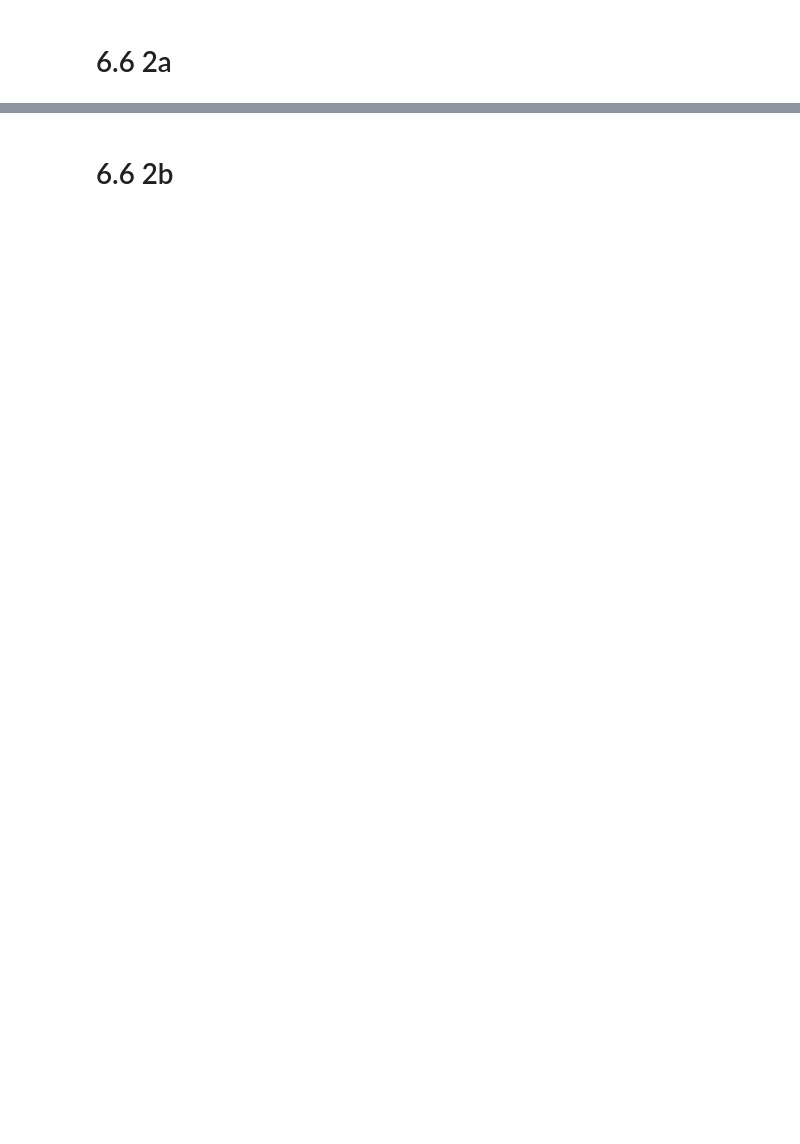
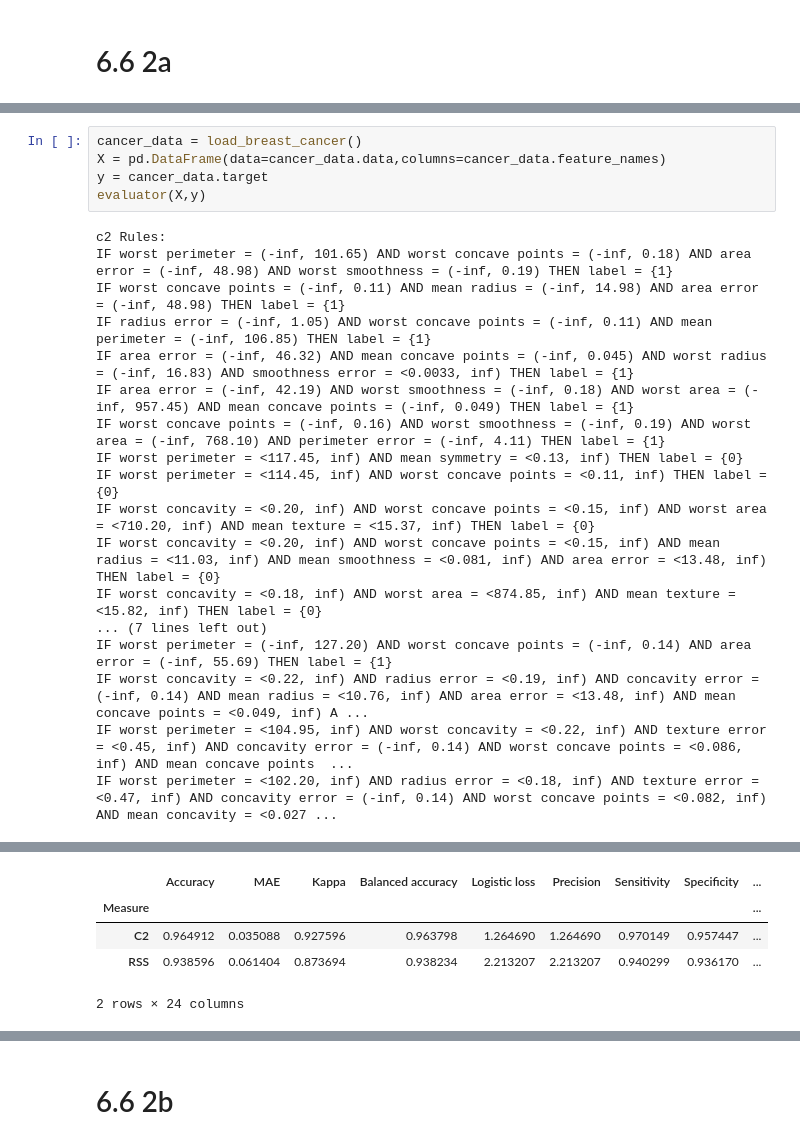
Before and after one commit to omairsalam/Experimental-Design-for-Machine-Learning, a Jupyter notebook: Midterm-CS294/Q6/cs-294-q6.ipynb, the cells around one changed output, grey strips where cells are left out. Drawn from its saved outputs; the diff is of its cells as text; blank space fills up the shorter version.

```diff
--- a/Midterm-CS294/Q6/cs-294-q6.ipynb
+++ b/Midterm-CS294/Q6/cs-294-q6.ipynb
@@ -203,0 +256,23 @@ print("Accuracy of the rules:", accuracy)
+# %%
+cancer_data = load_breast_cancer()
+X = pd.DataFrame(data=cancer_data.data,columns=cancer_data.feature_names)
+y = cancer_data.target
+evaluator(X,y)
+# %% [output]
+c2 Rules:
+IF worst perimeter = (-inf, 101.65) AND worst concave points = (-inf, 0.18) AND area error = (-inf, 48.98) AND worst smoothness = (-inf, 0.19) THEN label = {1}
+IF worst concave points = (-inf, 0.11) AND mean radius = (-inf, 14.98) AND area error = (-inf, 48.98) THEN label = {1}
+IF radius error = (-inf, 1.05) AND worst concave points = (-inf, 0.11) AND mean perimeter = (-inf, 106.85) THEN label = {1}
+IF area error = (-inf, 46.32) AND mean concave points = (-inf, 0.045) AND worst radius = (-inf, 16.83) AND smoothness error = <0.0033, inf) THEN label = {1}
+IF area error = (-inf, 42.19) AND worst smoothness = (-inf, 0.18) AND worst area = (-inf, 957.45) AND mean concave points = (-inf, 0.049) THEN label = {1}
+IF worst concave points = (-inf, 0.16) AND worst smoothness = (-inf, 0.19) AND worst area = (-inf, 768.10) AND perimeter error = (-inf, 4.11) THEN label = {1}
+IF worst perimeter = <117.45, inf) AND mean symmetry = <0.13, inf) THEN label = {0}
+IF worst perimeter = <114.45, inf) AND worst concave points = <0.11, inf) THEN label = {0}
+IF worst concavity = <0.20, inf) AND worst concave points = <0.15, inf) AND worst area = <710.20, inf) AND mean texture = <15.37, inf) THEN label = {0}
+IF worst concavity = <0.20, inf) AND worst concave points = <0.15, inf) AND mean radius = <11.03, inf) AND mean smoothness = <0.081, inf) AND area error = <13.48, inf) THEN label = {0}
+IF worst concavity = <0.18, inf) AND worst area = <874.85, inf) AND mean texture = <15.82, inf) THEN label = {0}
+... (7 lines left out)
+IF worst perimeter = (-inf, 127.20) AND worst concave points = (-inf, 0.14) AND area error = (-inf, 55.69) THEN label = {1}
+IF worst concavity = <0.22, inf) AND radius error = <0.19, inf) AND concavity error = (-inf, 0.14) AND mean radius = <10.76, inf) AND area error = <13.48, inf) AND mean concave points = <0.049, inf) A ...
+IF worst perimeter = <104.95, inf) AND worst concavity = <0.22, inf) AND texture error = <0.45, inf) AND concavity error = (-inf, 0.14) AND worst concave points = <0.086, inf) AND mean concave points  ...
+IF worst perimeter = <102.20, inf) AND radius error = <0.18, inf) AND texture error = <0.47, inf) AND concavity error = (-inf, 0.14) AND worst concave points = <0.082, inf) AND mean concavity = <0.027 ...
@@ -203,0 +283,5 @@ print("Accuracy of the rules:", accuracy)
+|  | Accuracy | MAE | Kappa | Balanced accuracy | Logistic loss | Precision | Sensitivity | Specificity | ... |
+| Measure |  |  |  |  |  |  |  |  | ... |
+| C2 | 0.964912 | 0.035088 | 0.927596 | 0.963798 | 1.264690 | 1.264690 | 0.970149 | 0.957447 | ... |
+| RSS | 0.938596 | 0.061404 | 0.873694 | 0.938234 | 2.213207 | 2.213207 | 0.940299 | 0.936170 | ... |
+2 rows × 24 columns
```
Also changed, not shown: parts of 35 cells of this notebook, 8 other files.
